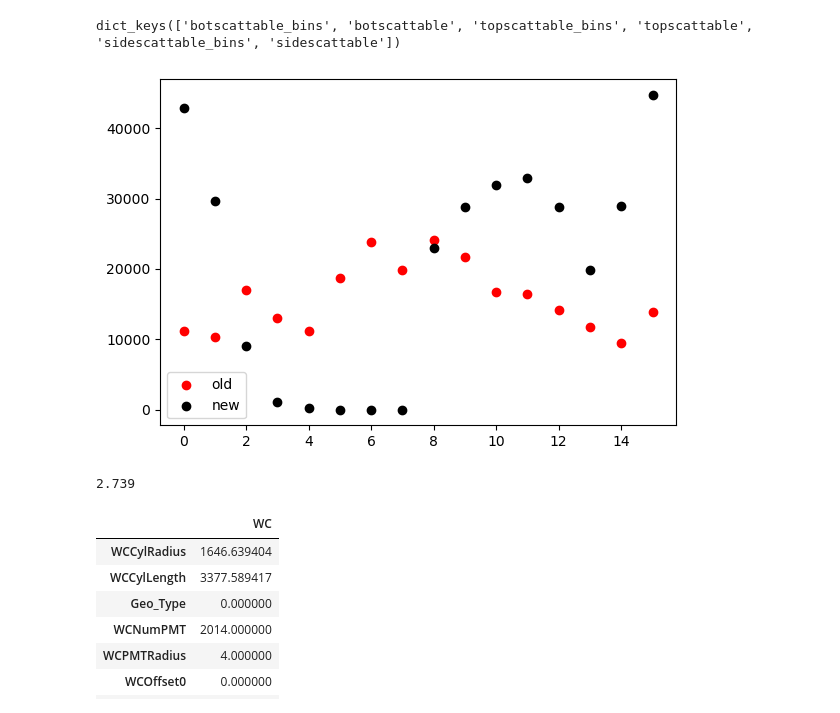
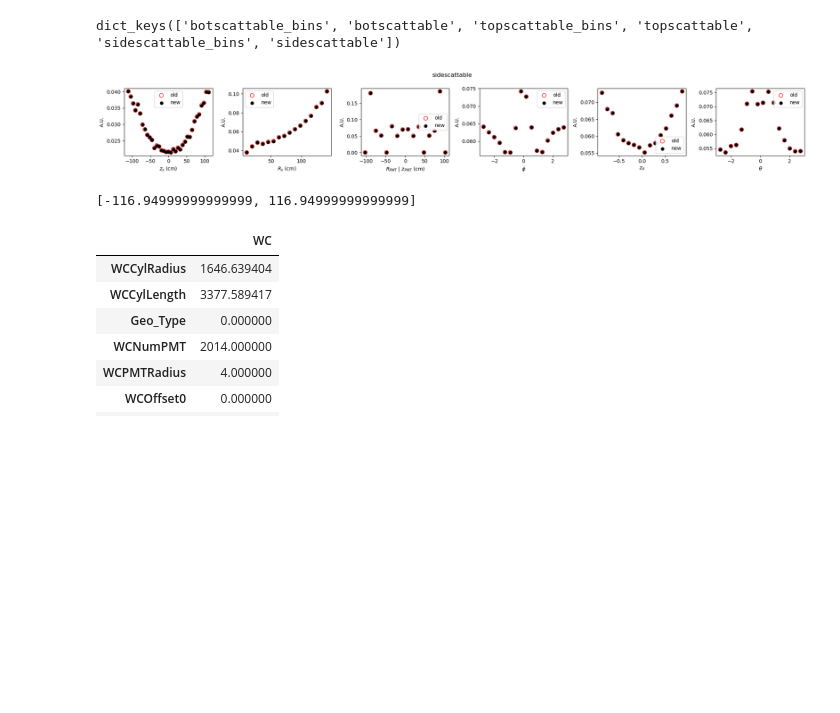
Before and after one commit to lolorestrepo/WCSimFQTuningTools, a Jupyter notebook: STable/Analysis/STable.ipynb, the cells around one changed output. Cells and saved outputs as stored; diff of their text form; code cells hidden in the pictures; blank space fills up the shorter version.

```diff
--- a/STable/Analysis/STable.ipynb
+++ b/STable/Analysis/STable.ipynb
@@ -20,4 +21,7 @@ ROOT.gROOT.LoadMacro("TScatTableF_cc.so")
 # %%
 # o stands for "old"
 ofname = os.path.expandvars("$HOME/Software/WCSimFQTuningTools/STable/old_tools/fiTQun_scattablesF.root")
-fname  = os.path.expandvars("$HOME/Software/WCSimFQTuningTools/STable/scattables_1file.root")
+fname  = os.path.expandvars("$HOME/Software/WCSimFQTuningTools/STable/scattables.root")
+
+otables = read_stable(ofname)
+tables  = read_stable( fname)
@@ -34,22 +32,35 @@ tab  =  tables["botscattable"]
+# %%
+name = "sidescattable"
+
+otab = otables[name]
+tab  =  tables[name]
 # %%
 dims = list(range(6))
-pax = 5
+vars = {0:r"$z_s$ (cm)", 1:r"$R_s$ (cm)", 2:r"$R_{PMT} ~|~ z_{PMT}$ (cm)", 3:r"$\phi$", 4:r"$z_d$", 5:r"$\theta$"}
 
-plt.figure()
+bins = tables[f"{name}_bins"]
 
-# old
-proj = otab.sum(axis=tuple(np.delete(dims, pax)))
-plt.scatter(range(len(proj)), proj, color="red", label="old")
+plt.figure(figsize=[20, 3])
+plt.suptitle(name)
+for pax in range(0, 6):
 
-# new
-proj = tab.sum(axis=tuple(np.delete(dims, pax)))
-plt.scatter(range(len(proj)), proj, color="k", label="new")
+    nbins  = bins[0][pax]
+    bounds = bins[1][pax]
+    dx = (bounds[-1] - bounds[0])/nbins
+    x = np.linspace(bounds[0]+dx, bounds[-1]-dx, nbins)
 
-plt.legend()
-plt.tight_layout()
+    plt.subplot(1, 6, pax+1)
+    # old
+    proj = otab.sum(axis=tuple(np.delete(dims, pax)))
+    plt.scatter(x, proj/np.sum(proj), label="old", edgecolor="red", s=60, c="none")
+
+    # new
+    proj = tab.sum(axis=tuple(np.delete(dims, pax)))
+    plt.scatter(x, proj/np.sum(proj), color="k", label="new")
+
+    plt.xlabel(vars[pax])
+    plt.ylabel("A.U.")
+    plt.legend()
+    plt.tight_layout()
 # %% [output]
-[figure, old version]
+[figure, new version]
-# %%
-136.95*0.02
-# %% [output]
-2.739
@@ -59,3 +67,7 @@ cylRadius = 172.05
+# %%
+bounds
+# %% [output]
+[-116.94999999999999, 116.94999999999999]
 # %%
 ROOT.gSystem.AddDynamicPath(os.path.expandvars("$HOME/Software/WCSim/install/lib"))
 ROOT.gSystem.Load          ("libWCSimRoot.dylib" if sys.platform == "darwin" else "libWCSimRoot.so")
```
Also changed, not shown: parts of 5 cells of this notebook, 7 other files.
